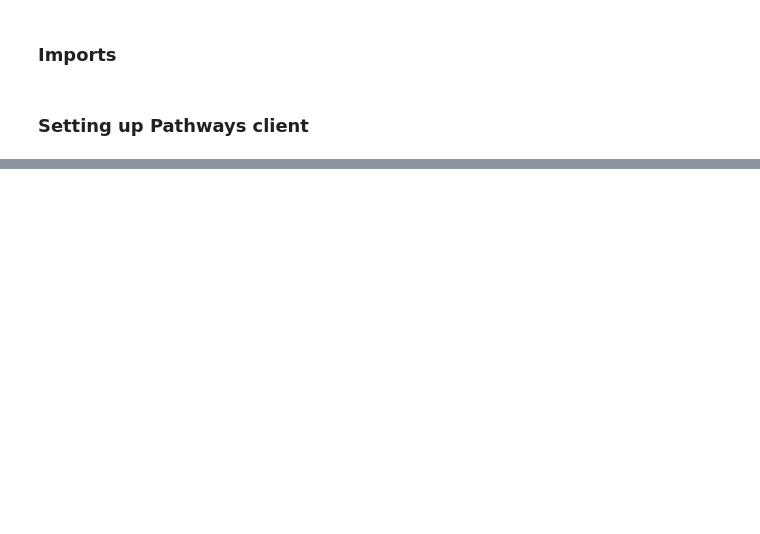
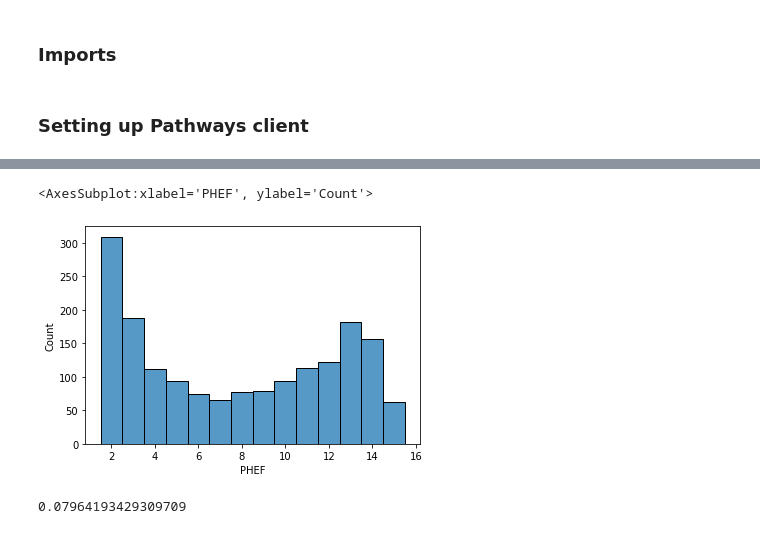
Before and after one commit to mjoireman/pathways-python, a Jupyter notebook: samples/gis_analysts_data_scientists/use_cases/02_congestion/congestion.ipynb, the cells around one changed output, grey strips where cells are left out. Cells and saved outputs as stored; diff of their text form; code cells hidden in the pictures; blank space fills up the shorter version.

```diff
--- a/samples/gis_analysts_data_scientists/use_cases/02_congestion/congestion.ipynb
+++ b/samples/gis_analysts_data_scientists/use_cases/02_congestion/congestion.ipynb
@@ -47,0 +135,14 @@ sns.histplot(data=subset_phef2018weekday_df, x='PHEF', bins = 3, binwidth = 1)
+# %%
+# Calculating 2019 weekend data
+subset_phef2019weekend_df = phef2019weekend_df[(phef2019weekend_df.PHEF >= 1.5)]
+sns.histplot(data=subset_phef2019weekend_df, x='PHEF', binwidth = 1)
+# %% [output]
+<AxesSubplot:xlabel='PHEF', ylabel='Count'>
+[figure, added]
+# %%
+# Calculating percentage of total routes that are congested
+congested2019weekend = subset_phef2019weekend_df.count()
+percent2019weekend =congested2019weekend.divide(other = 21672)
+print(percent2019weekend.PHEF)
+# %% [output]
+0.07964193429309709
```
Also changed, not shown: parts of 37 cells of this notebook.
